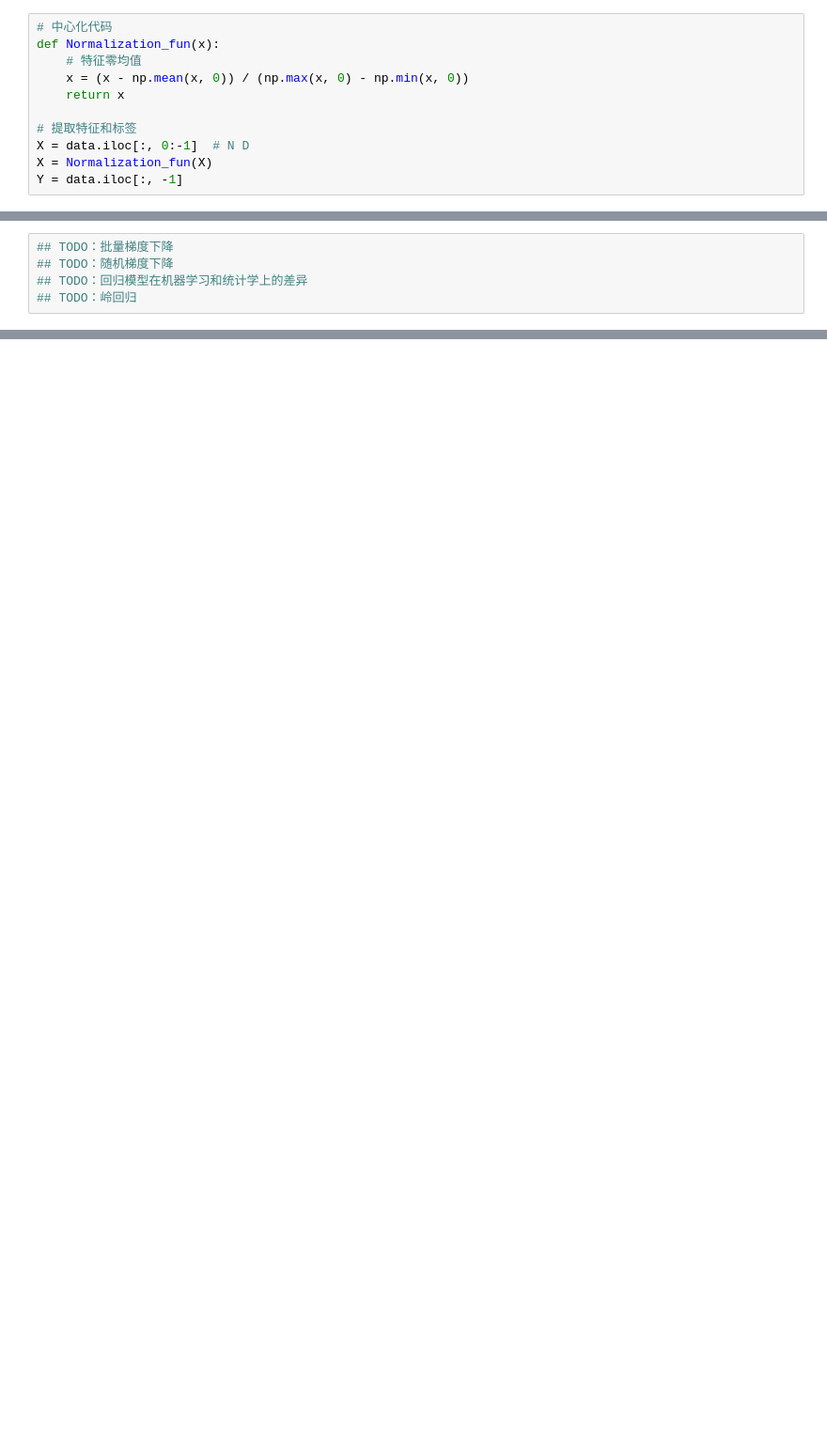
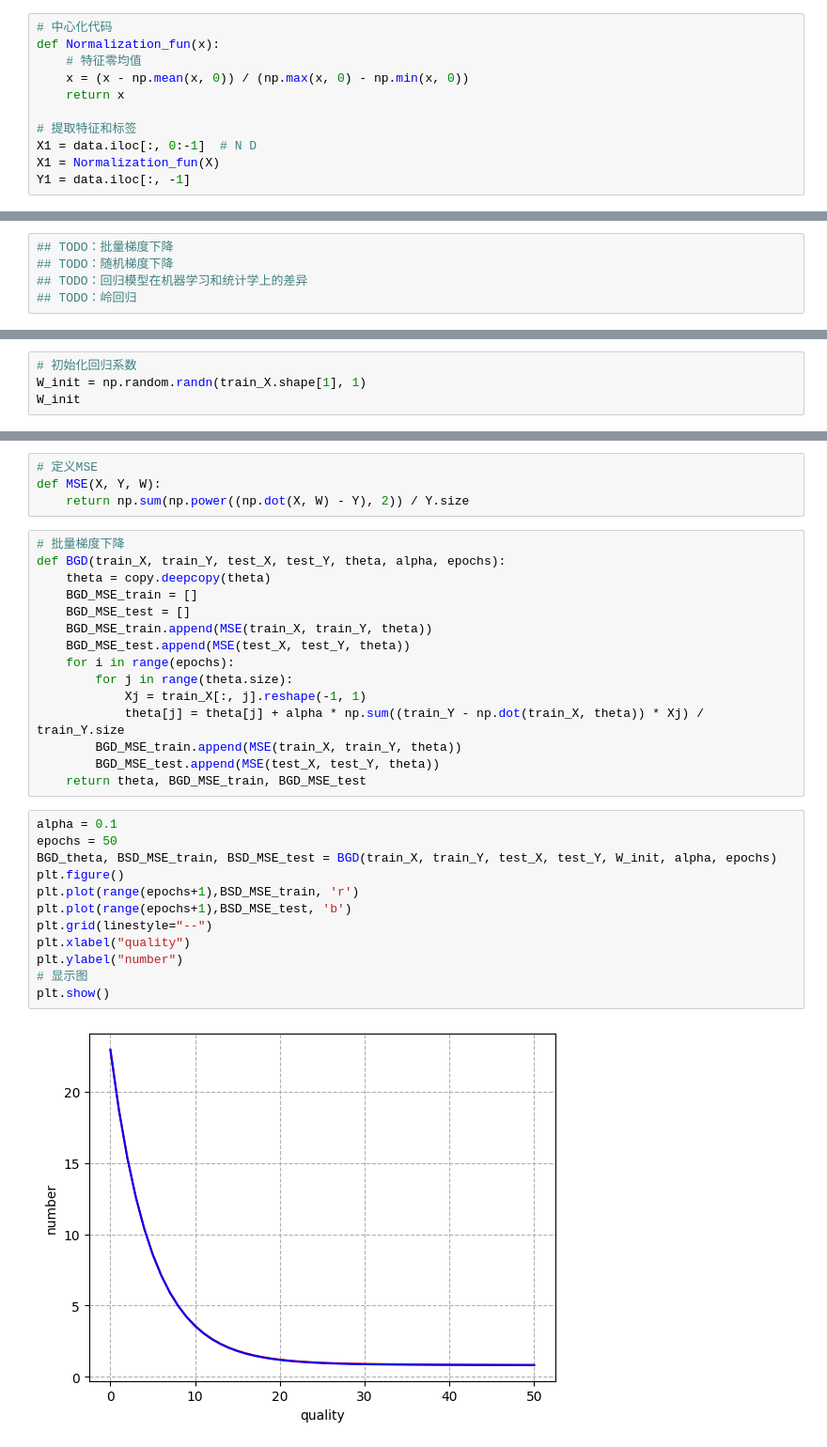
Before and after one commit to FlandreScarlet36/Machine_learning_labs, a Jupyter notebook: 实验二：回归/实验二：回归模型.ipynb, the cells around one changed output, grey strips where cells are left out. Shown at 94% size. Drawn from its saved outputs; the diff is of its cells as text; blank space fills up the shorter version.

```diff
--- a/实验二：回归/实验二：回归模型.ipynb
+++ b/实验二：回归/实验二：回归模型.ipynb
@@ -161,9 +165,9 @@ def Normalization_fun(x):
     return x
 
 # 提取特征和标签
-X = data.iloc[:, 0:-1]  # N D
-X = Normalization_fun(X)
-Y = data.iloc[:, -1]
+X1 = data.iloc[:, 0:-1]  # N D
+X1 = Normalization_fun(X)
+Y1 = data.iloc[:, -1]
 # %%
 # 可视化中心化后的sulphates特征
 import matplotlib.pyplot as plt
@@ -213,0 +253,4 @@ array([[-0.1852879 ],
+# %%
+# 初始化回归系数
+W_init = np.random.randn(train_X.shape[1], 1)
+W_init
@@ -213,0 +270,33 @@ array([[-0.1852879 ],
+# %%
+# 定义MSE
+def MSE(X, Y, W):
+    return np.sum(np.power((np.dot(X, W) - Y), 2)) / Y.size
+# %%
+# 批量梯度下降
+def BGD(train_X, train_Y, test_X, test_Y, theta, alpha, epochs):
+    theta = copy.deepcopy(theta)
+    BGD_MSE_train = []
+    BGD_MSE_test = []
+    BGD_MSE_train.append(MSE(train_X, train_Y, theta))
+    BGD_MSE_test.append(MSE(test_X, test_Y, theta))
+    for i in range(epochs):
+        for j in range(theta.size):
+            Xj = train_X[:, j].reshape(-1, 1)
+            theta[j] = theta[j] + alpha * np.sum((train_Y - np.dot(train_X, theta)) * Xj) / train_Y.size
+        BGD_MSE_train.append(MSE(train_X, train_Y, theta))
+        BGD_MSE_test.append(MSE(test_X, test_Y, theta))
+    return theta, BGD_MSE_train, BGD_MSE_test
+# %%
+alpha = 0.1
+epochs = 50
+BGD_theta, BSD_MSE_train, BSD_MSE_test = BGD(train_X, train_Y, test_X, test_Y, W_init, alpha, epochs)
+plt.figure()
+plt.plot(range(epochs+1),BSD_MSE_train, 'r')
+plt.plot(range(epochs+1),BSD_MSE_test, 'b')
+plt.grid(linestyle="--")
+plt.xlabel("quality")
+plt.ylabel("number")
+# 显示图
+plt.show()
+# %% [output]
+[figure, added]
```
Also changed, not shown: parts of 15 cells of this notebook.
